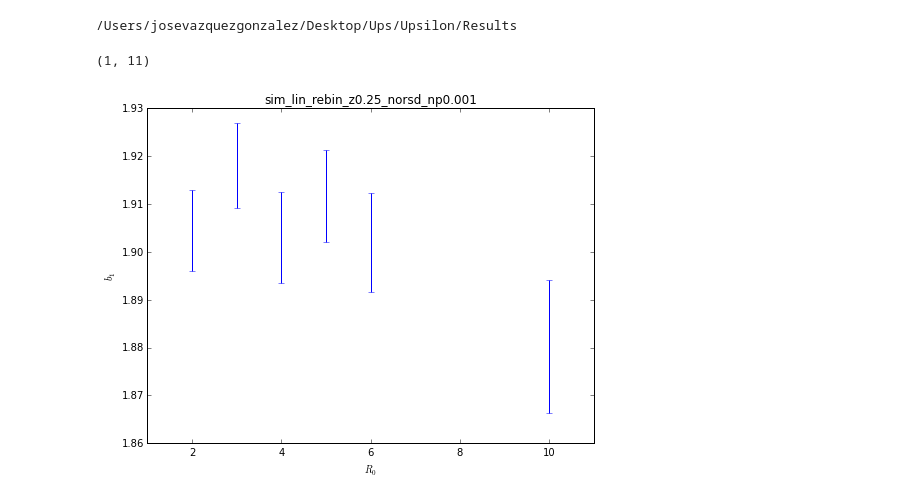
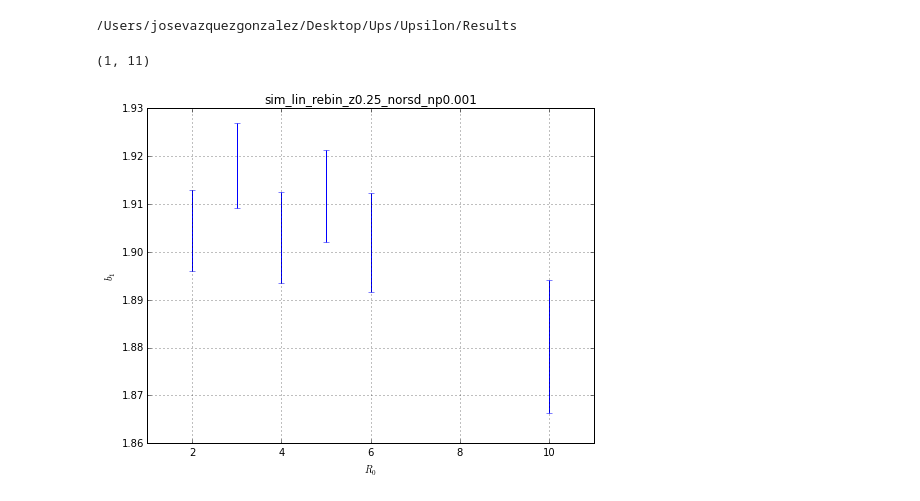
Before and after one commit to ja-vazquez/Upsilon, a Jupyter notebook: Results/plots.ipynb, the cells around one changed output. Saved outputs shown, nothing was run; the diff lists cells and outputs as text; code cells hidden in the pictures.

```diff
--- a/Results/plots.ipynb
+++ b/Results/plots.ipynb
@@ -58,12 +58,13 @@ file1 = np.loadtxt(file_read, unpack=True)
 # %%
 f, ax1 = plt.subplots(1,1, figsize=(8,6))
 
 
 ax1.errorbar(file1[0], file1[3], yerr=file1[4]*10, linestyle="None")
+plt.grid(True)
 plt.ylabel('$b_1$')
 plt.xlabel('$R_0$')
 plt.title('sim_lin_rebin_z0.25_norsd_np0.001')
 plt.xlim([1,11])
 # %% [output]
 (1, 11)
-[figure, old version]
+[figure, new version]
```
Also changed, not shown: 3 other files.
